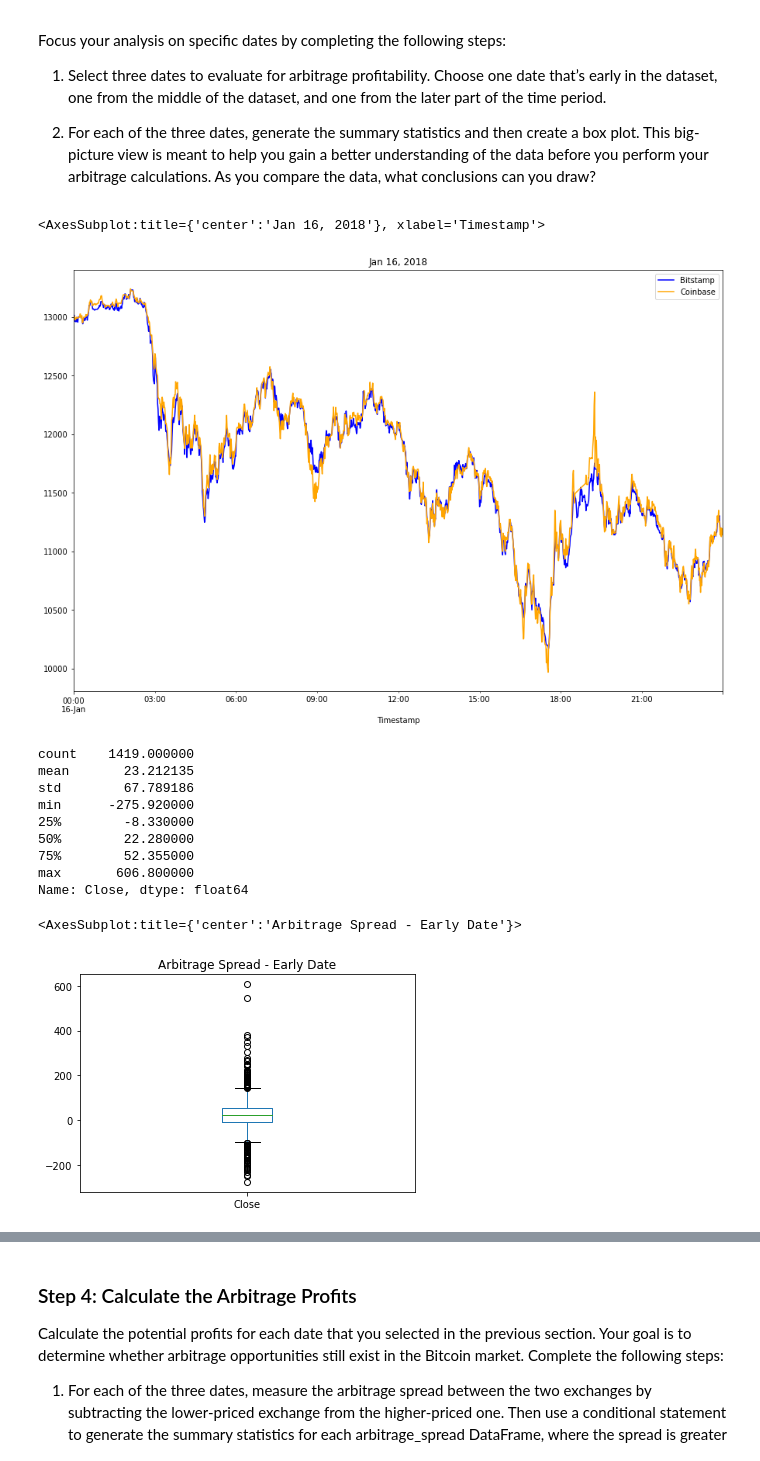
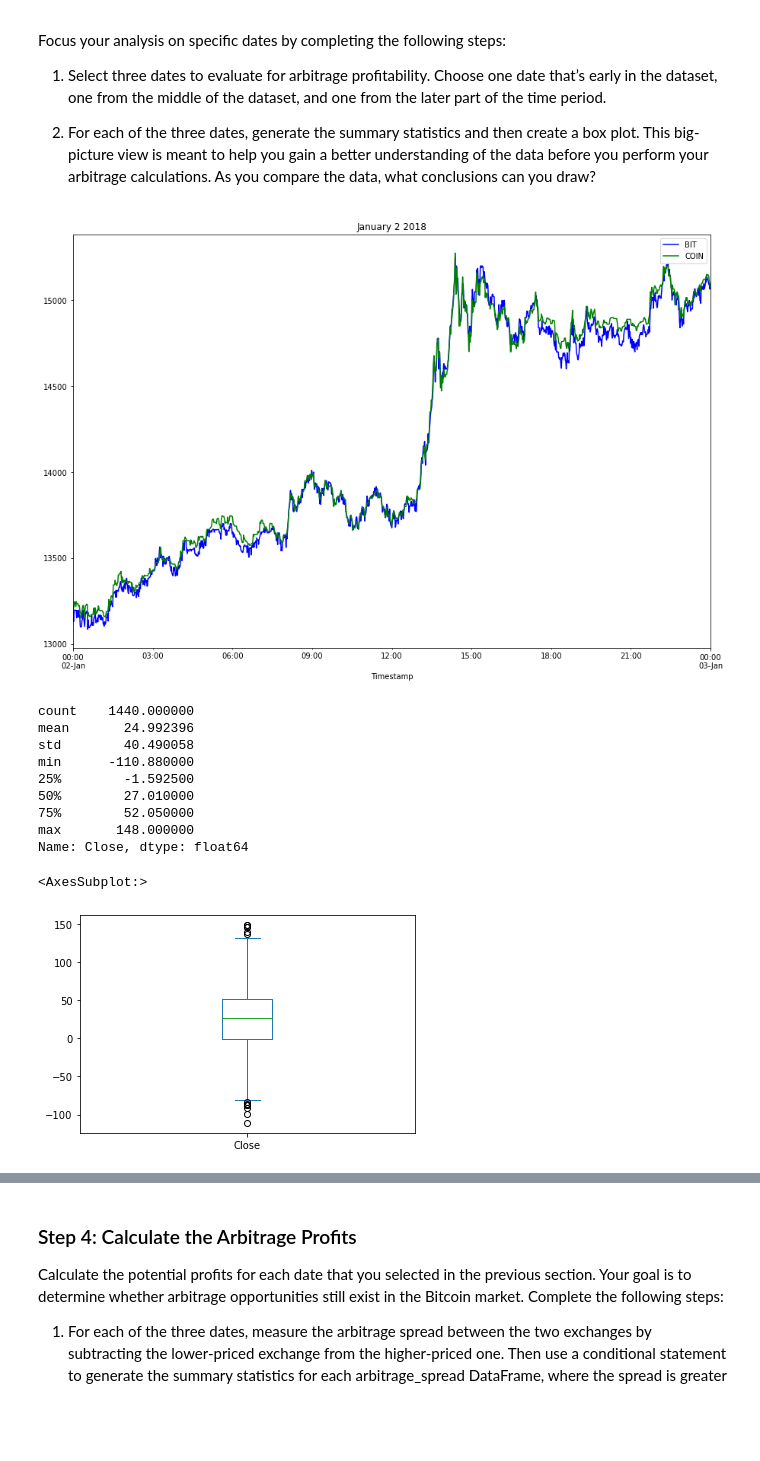
Before and after one commit to Super-Saiyan-Carl/crypto_arbitrage, a Jupyter notebook: crypto_arbitrage.ipynb, the cells around one changed output, grey strips where cells are left out. Drawn from its saved outputs; the diff is of its cells as text; code cells hidden in the pictures; blank space fills up the shorter version.

```diff
--- a/crypto_arbitrage.ipynb
+++ b/crypto_arbitrage.ipynb
@@ -126,3 +129,4 @@ dtype: object
 # %%
 # Review the data for duplicate values, and drop them if necessary
 bitstamp.duplicated().sum()
+bitstamp = bitstamp.drop_duplicates()
@@ -136,8 +138,9 @@ coinbase = coinbase.dropna()
 
 coinbase.loc[:,"Close"] = coinbase.loc[:,"Close"].str.replace("$", "")
 
-coinbase.loc[:, "Close"] = coinbase.loc[:, "Close"].astype("float")
+coinbase.loc[:, "Close"] = coinbase.loc[:,"Close"].astype("float")
 coinbase.dtypes
 
 coinbase.duplicated().sum()
+coinbase = coinbase.drop_duplicates()
 # %% [output]
@@ -281,33 +292,35 @@ Focus your analysis on specific dates by completing the following steps:
 # %%
 # Create an overlay plot that visualizes the two dataframes over a period of one day early in the dataset.
 # Be sure that the plots include the parameters `legend`, `figsize`, `title`, `color` and `label`
-# YOUR CODE HERE
+bitstamp_early = bitstamp['Close'].loc['2018-01-02 00:00:00' : '2018-01-03 00:00:00'].plot(
+    legend=True, figsize=(15, 10), title="January 2 2018", color="blue", label="BIT")
+coinbase_early = coinbase['Close'].loc['2018-01-02 00:00:00' : '2018-01-03 00:00:00'].plot(
+    legend=True, figsize=(15, 10), title="January 2 2018", color="green", label="COIN")
 # %% [output]
-<AxesSubplot:title={'center':'Jan 16, 2018'}, xlabel='Timestamp'>
-[figure, old version]
+[figure, new version]
 # %%
 # Using the early date that you have selected, calculate the arbitrage spread
 # by subtracting the bitstamp lower closing prices from the coinbase higher closing prices
-arbitrage_spread_early = # YOUR CODE HERE
+arbitrage_spread_early = coinbase['Close'].loc['2018-01-02'] - bitstamp['Close'].loc['2018-01-02']
 
 # Generate summary statistics for the early DataFrame
-# YOUR CODE HERE
+arbitrage_spread_early.describe()
 # %% [output]
-count    1419.000000
-mean       23.212135
-std        67.789186
-min      -275.920000
-25%        -8.330000
-50%        22.280000
-75%        52.355000
-max       606.800000
+count    1440.000000
+mean       24.992396
+std        40.490058
+min      -110.880000
+25%        -1.592500
+50%        27.010000
+75%        52.050000
+max       148.000000
 Name: Close, dtype: float64
 # %%
 # Visualize the arbitrage spread from early in the dataset in a box plot
-# YOUR CODE HERE
+arbitrage_spread_early.plot(kind='box')
 # %% [output]
-<AxesSubplot:title={'center':'Arbitrage Spread - Early Date'}>
+<AxesSubplot:>
-[figure, old version]
+[figure, new version]
 # %%
 # Create an overlay plot that visualizes the two dataframes over a period of one day from the middle of the dataset.
 # Be sure that the plots include the parameters `legend`, `figsize`, `title`, `color` and `label`
```
Also changed, not shown: parts of 19 cells of this notebook.
